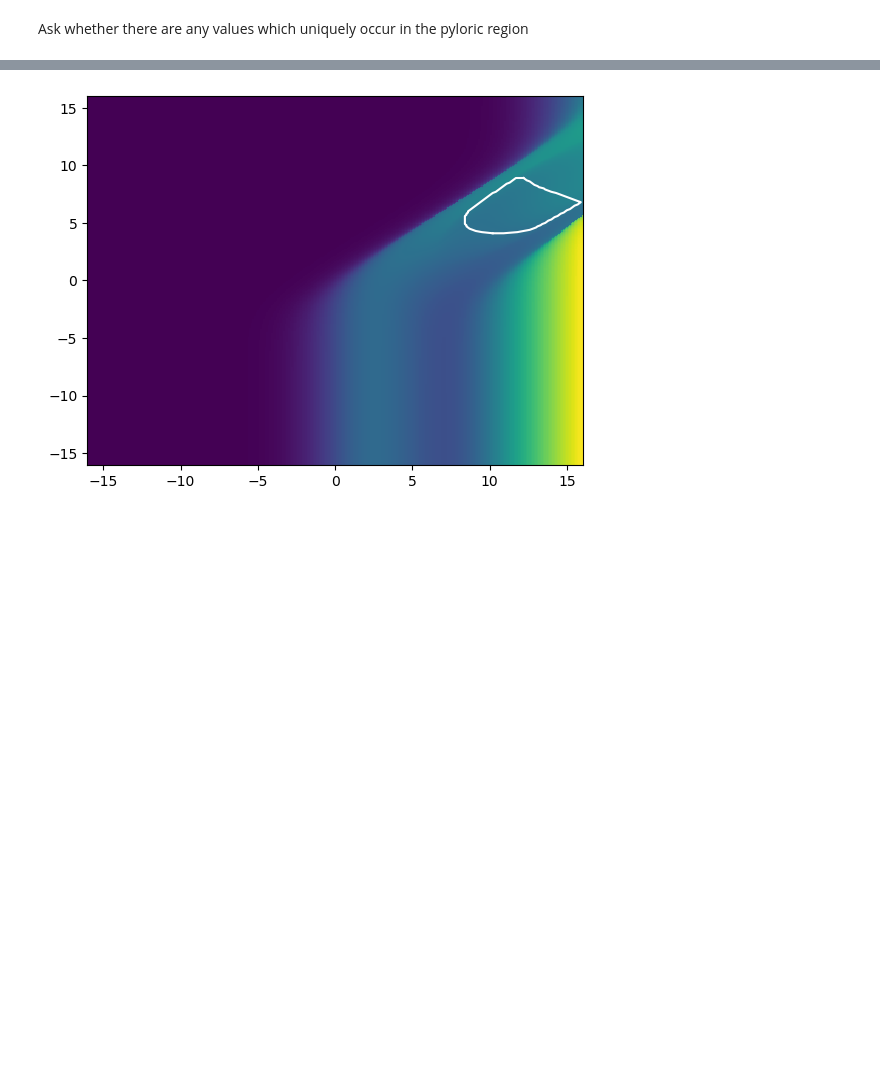
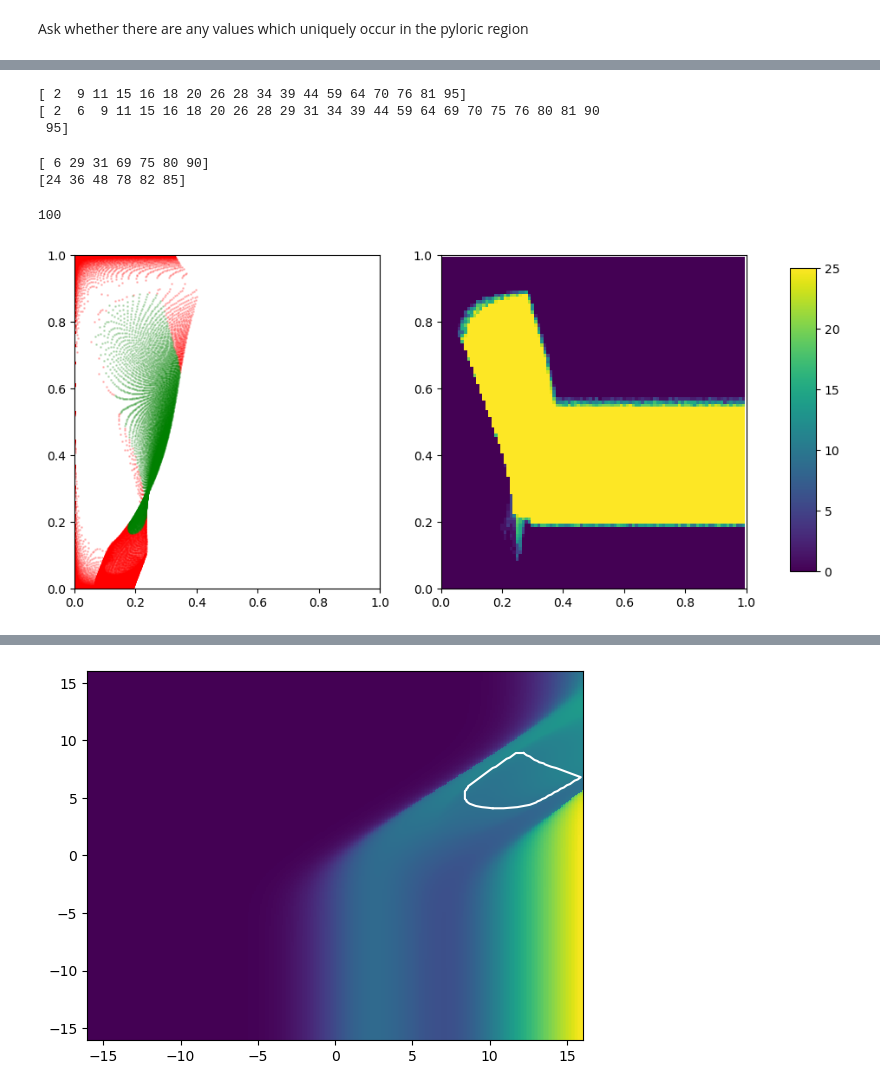
Before and after one commit to ljstolting/EvolvingHP, a Jupyter notebook: Cpp/HPAgnosticViz.ipynb, the cells around one changed output, grey strips where cells are left out. Drawn from its saved outputs; the diff is of its cells as text; code cells hidden in the pictures; blank space fills up the shorter version.

```diff
--- a/Cpp/HPAgnosticViz.ipynb
+++ b/Cpp/HPAgnosticViz.ipynb
@@ -647,4 +677,5 @@ uniquevals(26,evaluate=False,plot=True)
 # %%
+solvables = np.zeros(100)
 for i in range(100):
-    print(i)
-    uniquevals(i,evaluate=False,plot=True)
+    solvables[i] = uniquevals(i,evaluate=True,plot=False)
+    print(i,' solvable?: ', solvables[i])
@@ -650,0 +725,6 @@ for i in range(100):
+# %%
+solvables_stricter = np.zeros(100)
+for i in range(100):
+    solvables_stricter[i] = uniquevals(i,tolerance=0.05,evaluate=True,plot=False)
+    print(i,' solvable?: ', solvables[i])
+# print(solvables_stricter)
@@ -650,0 +749,41 @@ for i in range(100):
+# %%
+unsolvables_stricter = np.where(solvables_stricter==0)[0]
+print(unsolvables)
+print(unsolvables_stricter)
+# %% [output]
+[ 2  9 11 15 16 18 20 26 28 34 39 44 59 64 70 76 81 95]
+[ 2  6  9 11 15 16 18 20 26 28 29 31 34 39 44 59 64 69 70 75 76 80 81 90
+ 95]
+# %%
+almost_unsolvable = np.setdiff1d(unsolvables_stricter,unsolvables)
+unrealized_stricter = np.setdiff1d(HP_unsolvables,unsolvables_stricter)
+print(almost_unsolvable)
+print(unrealized_stricter)
+# %% [output]
+[ 6 29 31 69 75 80 90]
+[24 36 48 78 82 85]
+# %%
+test = np.loadtxt('./Specifically Evolved HP Mechanisms/Every Circuit/0/HPparslice_newrho_res5.dat')
+print(len(test))
+# %% [output]
+100
+# %%
+metapar1res = np.arange(0,1,0.01)
+metapar2res = np.arange(0,1,0.01)
+# %%
+def sidebyside(indiv):
+    f, axes = plt.subplots(1, 2, sharey=False,figsize=(10,5))
+    for ax in axes:
+        ax.set_xlim(0,1)
+        ax.set_ylim(0,1)
+    uniquevals(indiv,plot=True,ax=axes[0])
+    cbar_ax = f.add_axes([0.95, 0.15, 0.03, 0.7])
+    hpparslice = np.loadtxt('./Specifically Evolved HP Mechanisms/Every Circuit/%s/HPparslice_newrho_res5.dat'%indiv).T
+    im = axes[1].pcolormesh(metapar1res,metapar2res,hpparslice)
+    plt.colorbar(im,cax=cbar_ax)
+    plt.show()
+# %%
+for i in [42]:
+    sidebyside(i)
+# %% [output]
+[figure, added]
```
Also changed, not shown: parts of 17 cells of this notebook, 18 other files.
